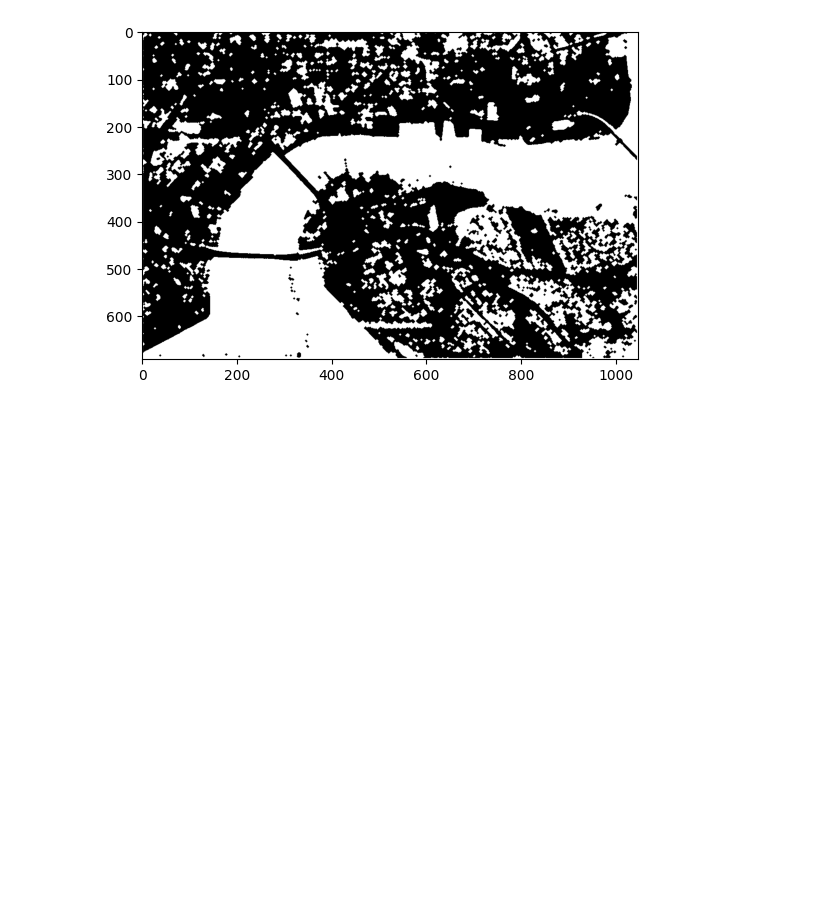
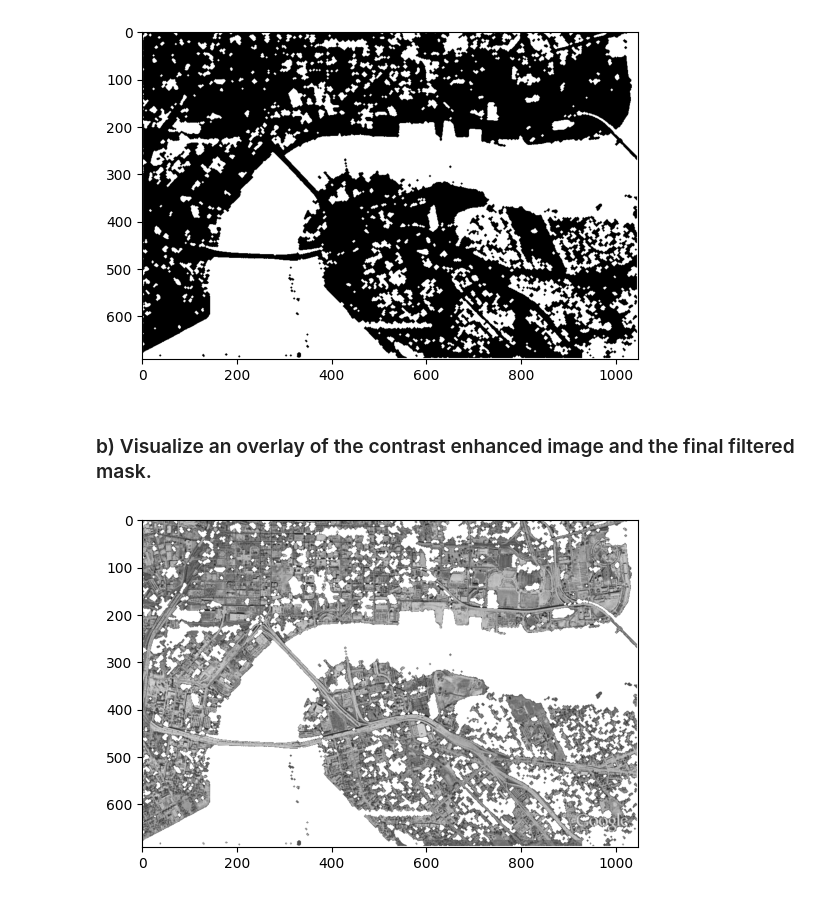
Before and after one commit to DerIltis/IAOR_SS26, a Jupyter notebook: src/sample.ipynb, the cells around one changed output. Saved outputs shown, nothing was run; the diff lists cells and outputs as text; code cells hidden in the pictures; blank space fills up the shorter version.

Commit message:
add overlay function

```diff
--- a/src/sample.ipynb
+++ b/src/sample.ipynb
@@ -82,7 +82,7 @@ def morphological_filtering(mask, struct_el):
     # flip back
     return 1 - fmask_closed.astype(np.uint8)
 
-binary_mask_87 = thresholding(enhanced_image, 87)
+binary_mask_87 = thresholding(np.copy(enhanced_image), 87)
 plt.imshow(binary_mask_87, cmap='gray', vmin=0, vmax=1)
 plt.show()
 print(np.unique(binary_mask_87))
@@ -109,3 +109,25 @@ plt.show()
 [figure]
 [0 1]
 [figure]
+# %% [markdown]
+### b) Visualize an overlay of the contrast enhanced image and the final filtered mask.
+# %%
+def add_overlay(img, mask):
+    x_im, y_im = img.shape
+    x_mk, y_mk = mask.shape
+    if x_im != x_mk or y_im != y_mk:
+        print("Resolution mismatch, will not add mask")
+        return
+    out = np.copy(img)
+    for i in range(x_im):
+        for j in range(y_im):
+            if mask[i,j] == 1:
+                out[i,j] = 255
+    return out
+
+
+overlay = add_overlay(enhanced_image, filtered_mask)
+plt.imshow(overlay, cmap='gray')
+plt.show()
+# %% [output]
+[figure, added]
```
Also changed, not shown: 1 other file.
